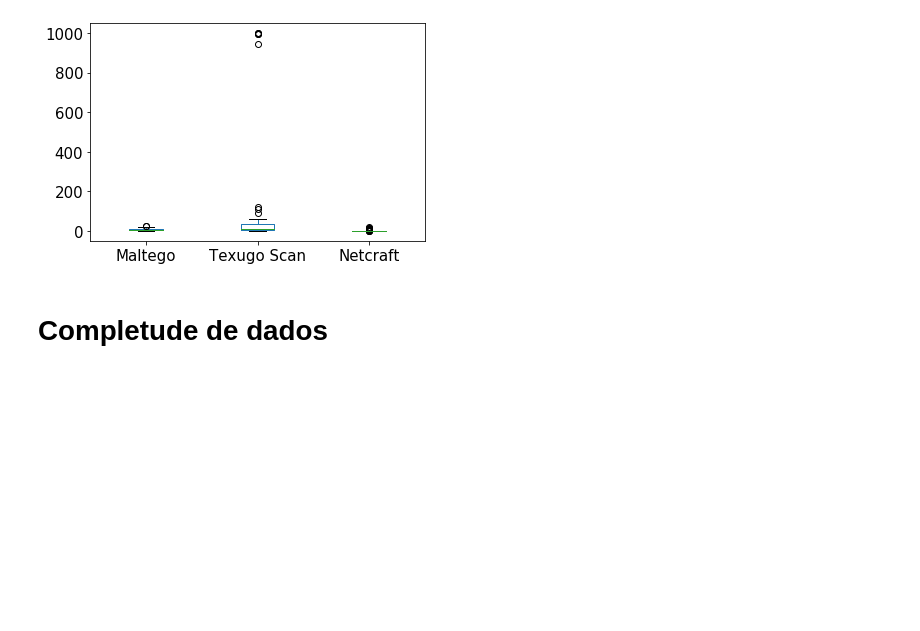
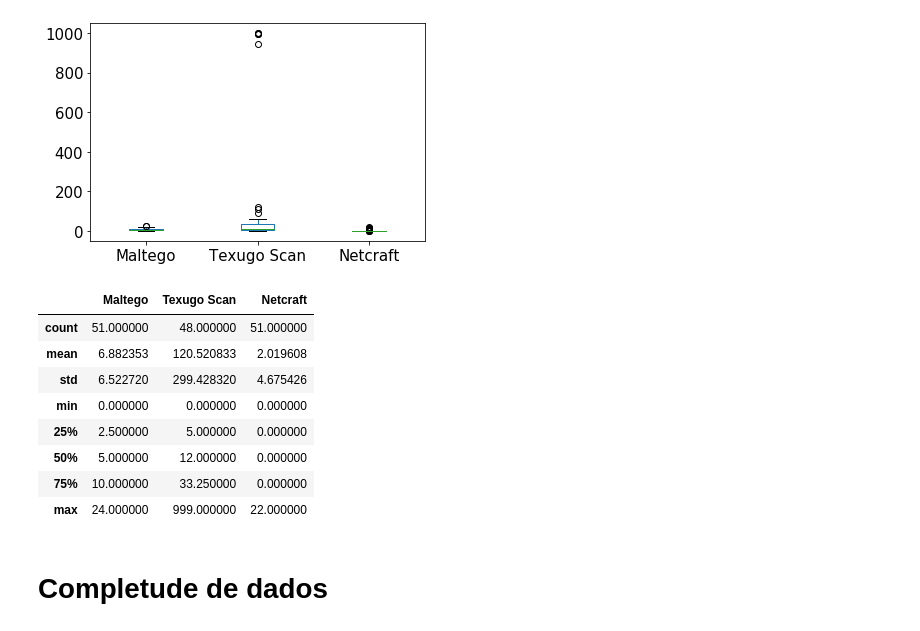
Before and after one commit to Vectro26/ProjetoTexugo, a Jupyter notebook: ProjetoTexugoScan/Validação/Analise de Dados.ipynb, the cells around one changed output. Cells and saved outputs as stored; diff of their text form; code cells hidden in the pictures; blank space fills up the shorter version.

```diff
--- a/ProjetoTexugoScan/Validação/Analise de Dados.ipynb
+++ b/ProjetoTexugoScan/Validação/Analise de Dados.ipynb
@@ -31,6 +57,18 @@ bloxplotDS=ds.boxplot(column=['Maltego','Texugo Scan','Netcraft'],grid=False,rot
 plt.savefig('EnumeracaoSubdominios.pdf')
 # %% [output]
 [figure]
+# %%
+ds.describe()
+# %% [output]
+|  | Maltego | Texugo Scan | Netcraft |
+| count | 51.000000 | 48.000000 | 51.000000 |
+| mean | 6.882353 | 120.520833 | 2.019608 |
+| std | 6.522720 | 299.428320 | 4.675426 |
+| min | 0.000000 | 0.000000 | 0.000000 |
+| 25% | 2.500000 | 5.000000 | 0.000000 |
+| 50% | 5.000000 | 12.000000 | 0.000000 |
+| 75% | 10.000000 | 33.250000 | 0.000000 |
+| max | 24.000000 | 999.000000 | 22.000000 |
 # %% [markdown]
 # Completude de dados
 # %% [markdown]
```
Also changed, not shown: parts of 4 cells of this notebook, 24 other files.
